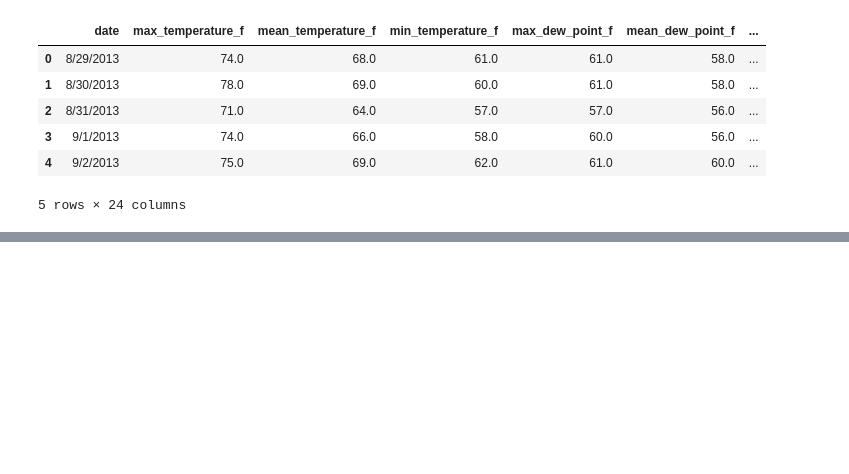
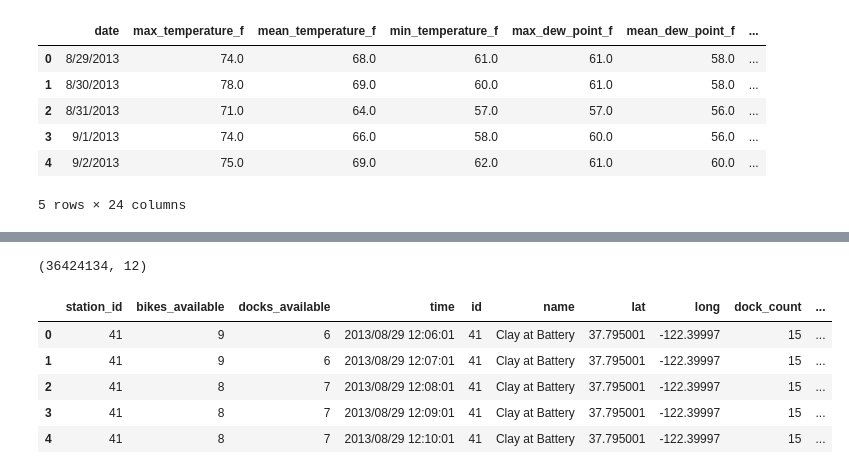
Before and after one commit to danpanetta/data_science, a Jupyter notebook: projetos/notebooks/Bike_Share_Bay_Area/Analisando_os_Dados_Bay_Area_Bike_Share.ipynb, the cells around one changed output, grey strips where cells are left out. Cells and saved outputs as stored; diff of their text form; code cells hidden in the pictures; blank space fills up the shorter version.

```diff
--- a/projetos/notebooks/Bike_Share_Bay_Area/Analisando_os_Dados_Bay_Area_Bike_Share.ipynb
+++ b/projetos/notebooks/Bike_Share_Bay_Area/Analisando_os_Dados_Bay_Area_Bike_Share.ipynb
@@ -82,0 +112,11 @@ fig.show()
+# %%
+print(result.shape)
+result.head()
+# %% [output]
+(36424134, 12)
+|  | station_id | bikes_available | docks_available | time | id | name | lat | long | dock_count | ... |
+| 0 | 41 | 9 | 6 | 2013/08/29 12:06:01 | 41 | Clay at Battery | 37.795001 | -122.39997 | 15 | ... |
+| 1 | 41 | 9 | 6 | 2013/08/29 12:07:01 | 41 | Clay at Battery | 37.795001 | -122.39997 | 15 | ... |
+| 2 | 41 | 8 | 7 | 2013/08/29 12:08:01 | 41 | Clay at Battery | 37.795001 | -122.39997 | 15 | ... |
+| 3 | 41 | 8 | 7 | 2013/08/29 12:09:01 | 41 | Clay at Battery | 37.795001 | -122.39997 | 15 | ... |
+| 4 | 41 | 8 | 7 | 2013/08/29 12:10:01 | 41 | Clay at Battery | 37.795001 | -122.39997 | 15 | ... |
```
Also changed, not shown: parts of 14 cells of this notebook.
